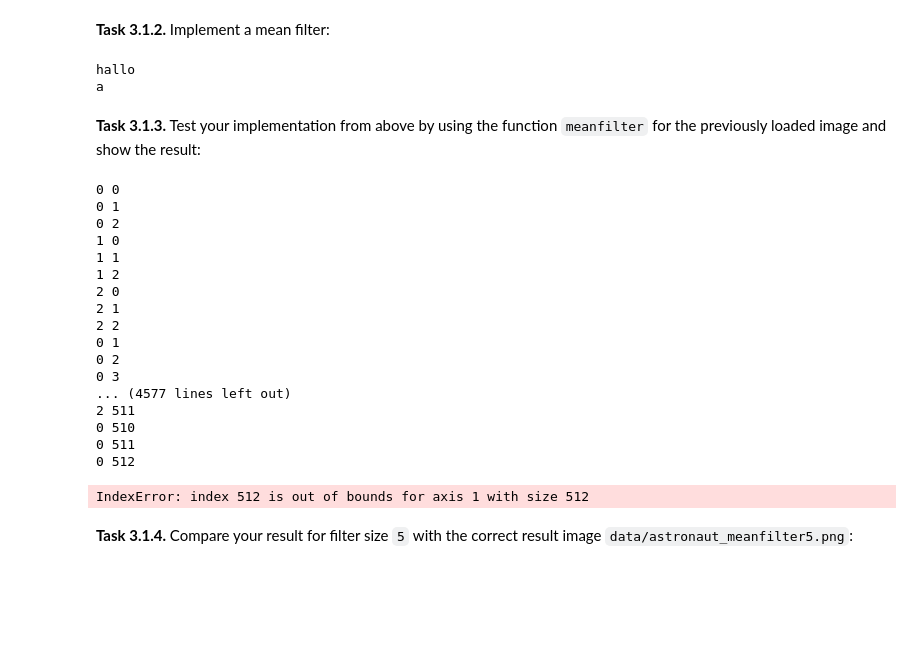
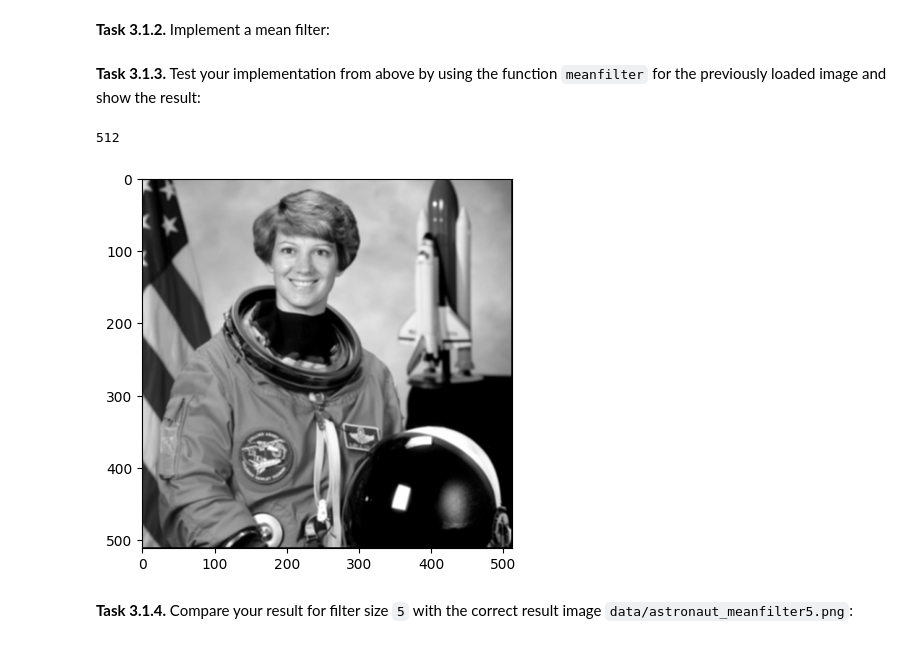
Before and after one commit to JBaureis/mobi-fs3-python, a Jupyter notebook: task3.ipynb, the cells around one changed output. Saved outputs shown, nothing was run; the diff lists cells and outputs as text; code cells hidden in the pictures; blank space fills up the shorter version.

```diff
--- a/task3.ipynb
+++ b/task3.ipynb
@@ -22,7 +22,7 @@ def meanfilter(img, size):
     result = numpy.zeros(img.shape)
     n = (size - 1) // 2
     for p in numpy.ndindex(img.shape):
-        if p[0]-n < 0 or p[0]+n >= img.shape[0] or p[1]-n < 0 or p[1] >= img.shape [1]:
+        if p[0]-n < 0 or p[0]+n >= img.shape[0] or p[1]-n < 0 or p[1]+n >= img.shape[1]:
             continue
         neighborhood_sum = 0
         for q in numpy.ndindex(size, size):
@@ -32,36 +32,13 @@ def meanfilter(img, size):
         mean = neighborhood_sum / (size*size)
         result[p] = mean
     return result
-# %%
-x = 5
-if x < 6:
-    print('hallo')
-print('a')
-# %% [output]
-hallo
-a
 # %% [markdown]
 **<a id="#">Task 3.1.3.</a>** Test your implementation from above by using the function `meanfilter` for the previously loaded image and show the result:
-# %%
-meanfilter(img, 3)
-# %% [output]
-0 0
-0 1
-0 2
-1 0
-1 1
-1 2
-2 0
-2 1
-2 2
-0 1
-0 2
-0 3
-... (4577 lines left out)
-2 511
-0 510
-0 511
-0 512
-IndexError: index 512 is out of bounds for axis 1 with size 512
+# %%
+plt.imshow(meanfilter(img, 3), "gray")
+img.shape[0]
+# %% [output]
+512
+[figure, added]
 # %% [markdown]
 **<a id="#">Task 3.1.4.</a>** Compare your result for filter size `5` with the correct result image `data/astronaut_meanfilter5.png`:
```
Also changed, not shown: parts of 6 cells of this notebook.
